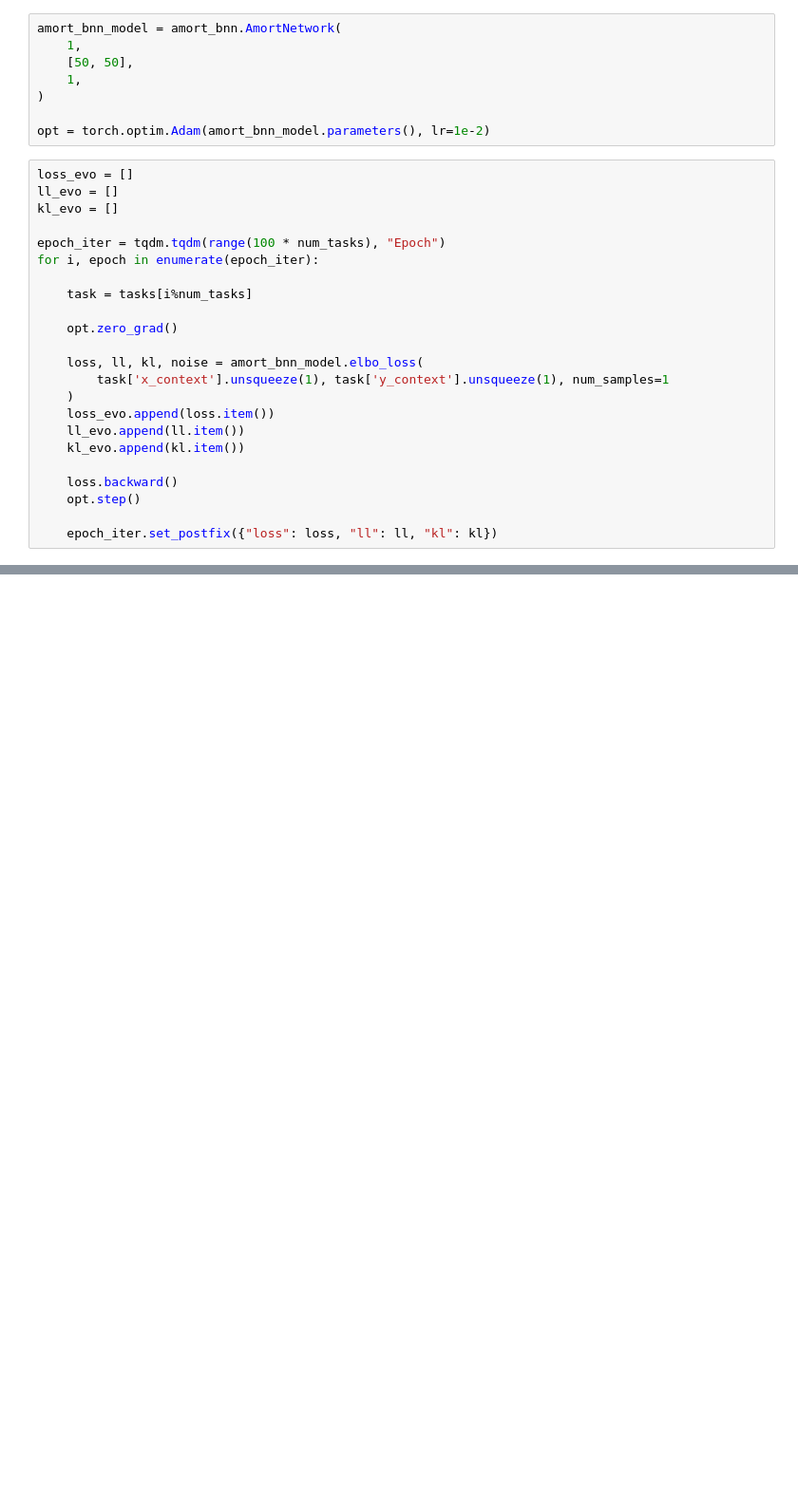
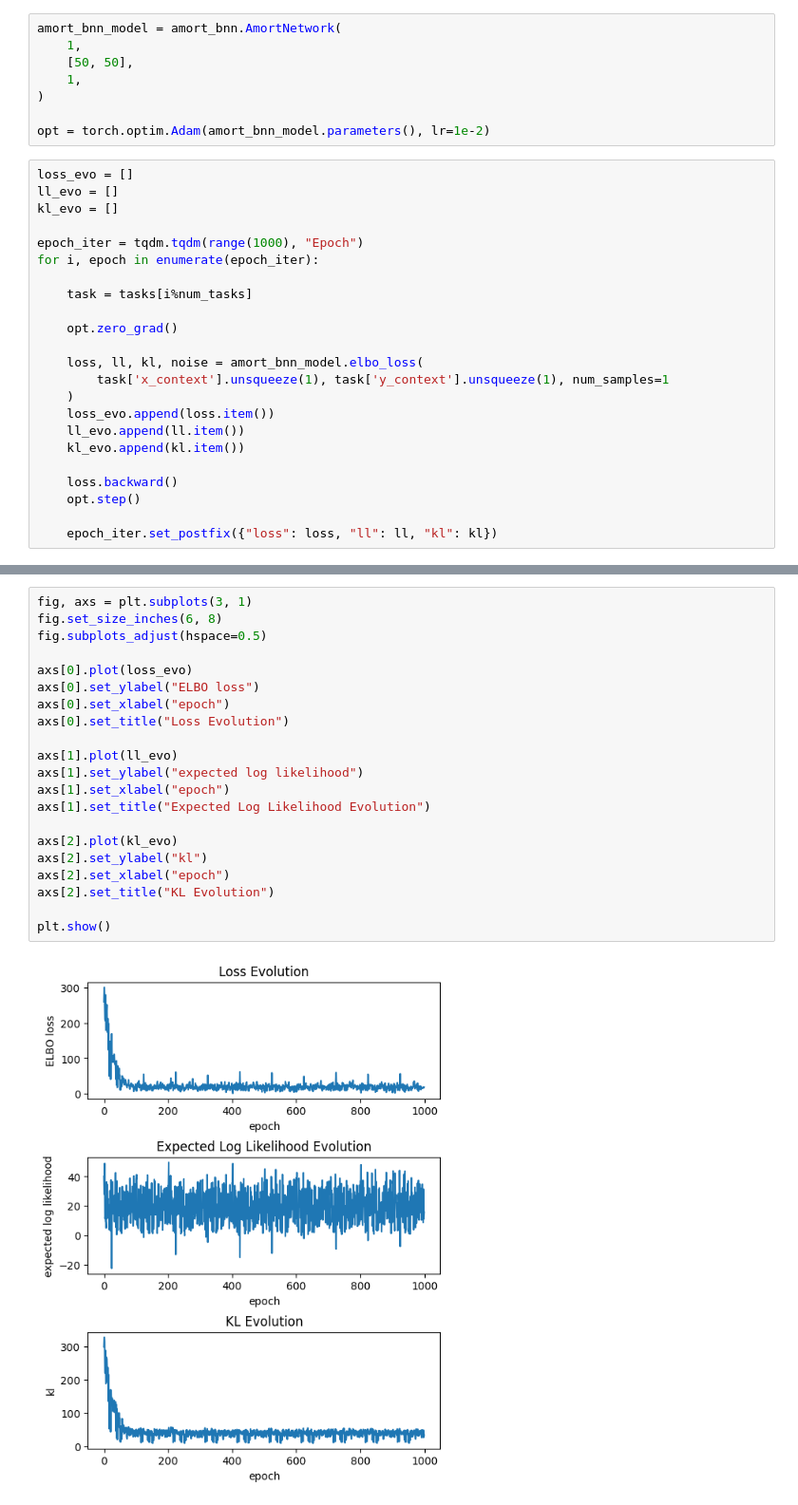
Before and after one commit to Sheev13/bnn_amort_inf, a Jupyter notebook: amort_bnn_meta_learning.ipynb, the cells around one changed output, grey strips where cells are left out. Shown: that part at 95% size. Saved outputs shown, nothing was run; the diff lists cells and outputs as text; blank space fills up the shorter version.

```diff
--- a/amort_bnn_meta_learning.ipynb
+++ b/amort_bnn_meta_learning.ipynb
@@ -41,7 +38,7 @@ loss_evo = []
 ll_evo = []
 kl_evo = []
 
-epoch_iter = tqdm.tqdm(range(100 * num_tasks), "Epoch")
+epoch_iter = tqdm.tqdm(range(1000), "Epoch")
 for i, epoch in enumerate(epoch_iter):
 
     task = tasks[i%num_tasks]
@@ -84,3 +59,26 @@ plt.show()
+# %%
+fig, axs = plt.subplots(3, 1)
+fig.set_size_inches(6, 8)
+fig.subplots_adjust(hspace=0.5)
+
+axs[0].plot(loss_evo)
+axs[0].set_ylabel("ELBO loss")
+axs[0].set_xlabel("epoch")
+axs[0].set_title("Loss Evolution")
+
+axs[1].plot(ll_evo)
+axs[1].set_ylabel("expected log likelihood")
+axs[1].set_xlabel("epoch")
+axs[1].set_title("Expected Log Likelihood Evolution")
+
+axs[2].plot(kl_evo)
+axs[2].set_ylabel("kl")
+axs[2].set_xlabel("epoch")
+axs[2].set_title("KL Evolution")
+
+plt.show()
+# %% [output]
+[figure, added]
 # %%
 xs = torch.linspace(-2.5, 2.5, 100).unsqueeze(1)
 test_task = gpdg.generate_task()
```
Also changed, not shown: parts of 6 cells of this notebook, 1 other file.
